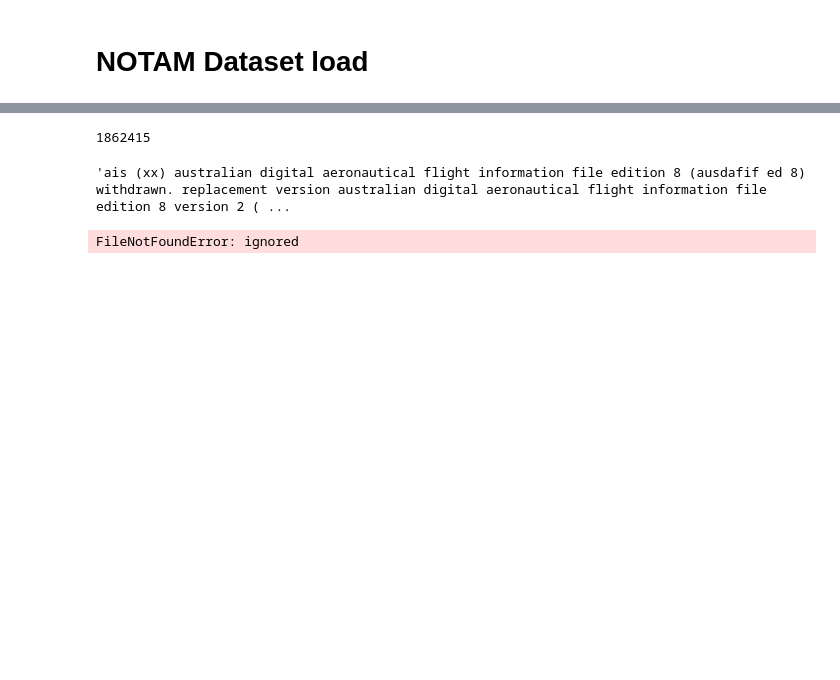
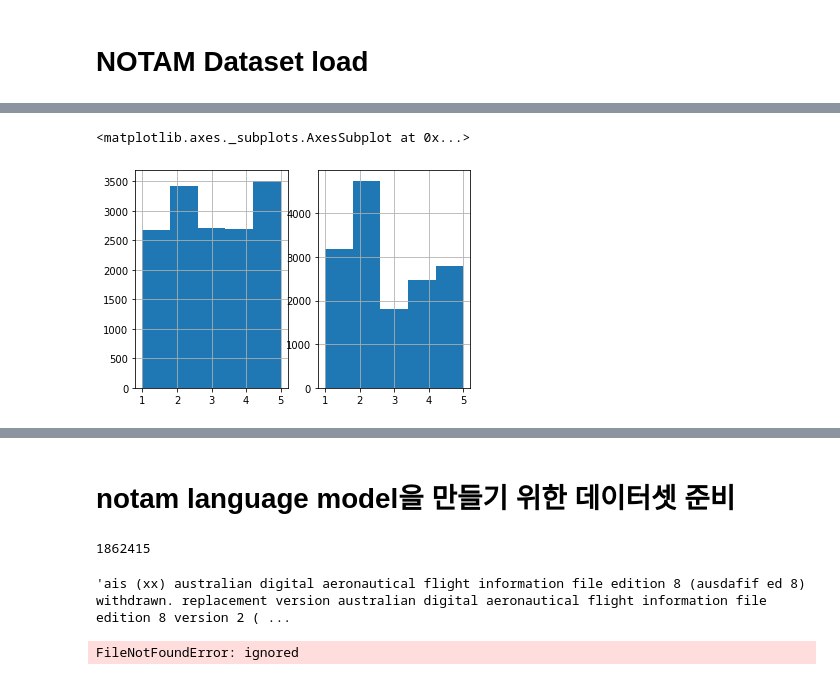
Before and after one commit to dolmani38/NOTAM, a Jupyter notebook: albert_notam_model_1024.ipynb, the cells around one changed output, grey strips where cells are left out. Saved outputs shown, nothing was run; the diff lists cells and outputs as text; code cells hidden in the pictures; blank space fills up the shorter version.

```diff
--- a/albert_notam_model_1024.ipynb
+++ b/albert_notam_model_1024.ipynb
@@ -100,3 +78,13 @@ df1['AE_SCORE'].hist()
+# %%
+import matplotlib.pyplot as plt
+
+plt.subplot(121)
+df1['E_SCORE'].hist(bins=5)
+plt.subplot(122)
+df1['AE_SCORE'].hist(bins=5)
+# %% [output]
+<matplotlib.axes._subplots.AxesSubplot at 0x...>
+[figure, added]
 # %%
 df2 = pd.read_csv('/content/drive/MyDrive/NOTAM/data/TRAIN_SET_2019.csv')
 df2
@@ -137,6 +125,8 @@ def clean_text(txt):
     txt = txt.replace('  ',' ')
     txt = txt.replace('  ',' ')
     return txt.strip()
+# %% [markdown]
+# notam language model을 만들기 위한 데이터셋 준비
 # %%
 notam_contents = []
 
```
Also changed, not shown: parts of 38 cells of this notebook.
